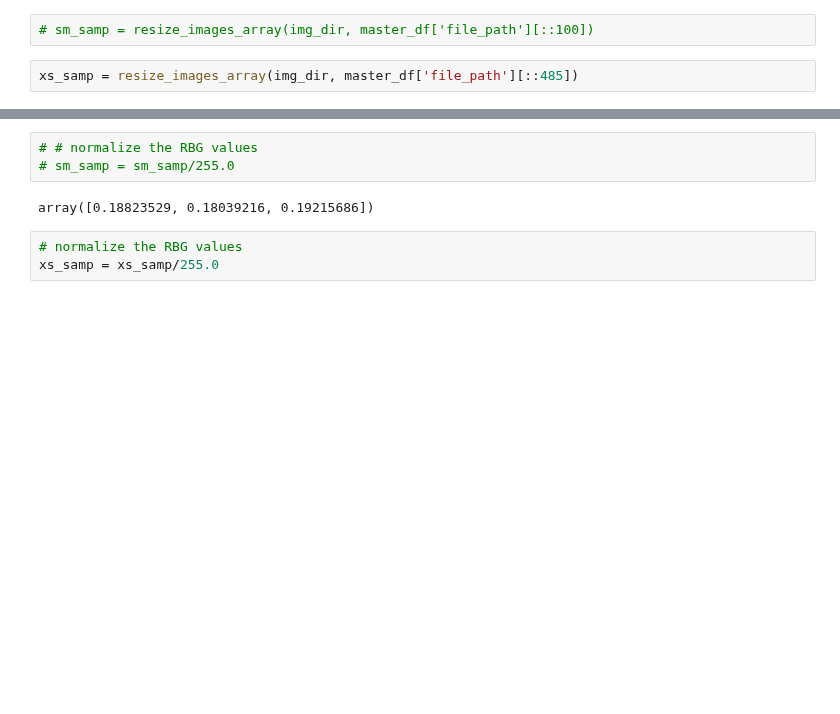
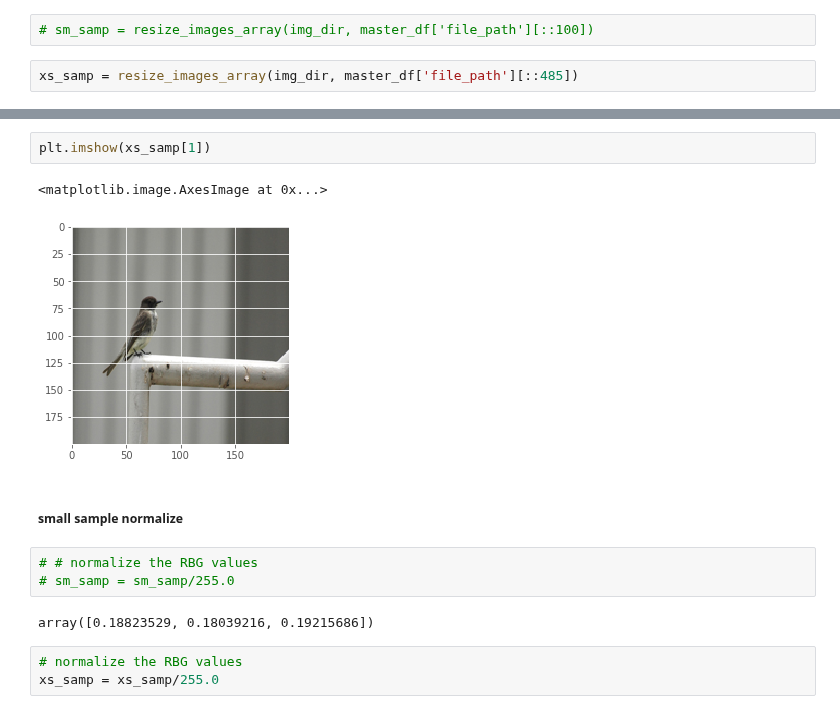
Before and after one commit to cwong690/Birdex, a Jupyter notebook: image_prep.ipynb, the cells around one changed output, grey strips where cells are left out. Saved outputs shown, nothing was run; the diff lists cells and outputs as text; blank space fills up the shorter version.

Commit message:
check image and labels are correct

```diff
--- a/image_prep.ipynb
+++ b/image_prep.ipynb
@@ -339,6 +334,13 @@ np.array(xs_samp).shape
 # %% [output]
 length of x-small sample:  101
 (101, 200, 200, 3)
+# %%
+plt.imshow(xs_samp[1])
+# %% [output]
+<matplotlib.image.AxesImage at 0x...>
+[figure, added]
+# %% [markdown]
+##### small sample normalize
 # %%
 # # normalize the RBG values
 # sm_samp = sm_samp/255.0
```
Also changed, not shown: parts of 24 cells of this notebook.
